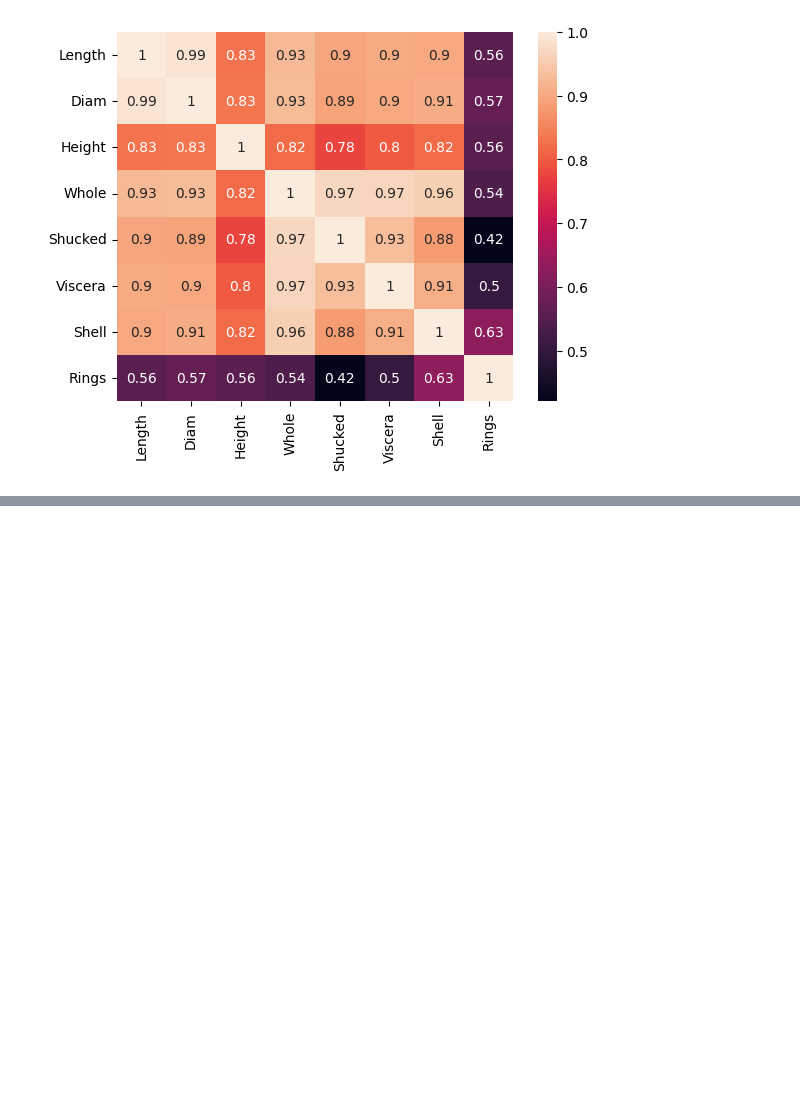
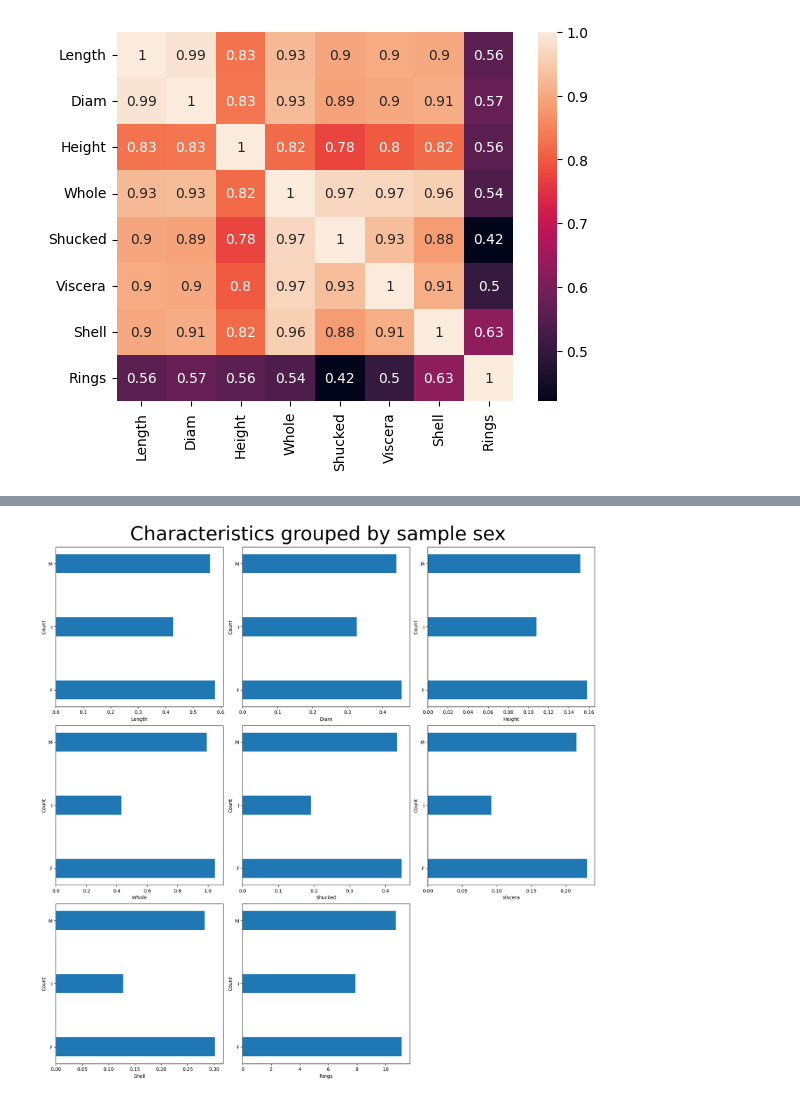
Before and after one commit to NabilAouidad/Abalone-Age-Prediction, a Jupyter notebook: Introduction and EDA.ipynb, the cells around one changed output, grey strips where cells are left out. Cells and saved outputs as stored; diff of their text form; code cells hidden in the pictures; blank space fills up the shorter version.

Commit message:
Grouped data by sample sex

```diff
--- a/Introduction and EDA.ipynb
+++ b/Introduction and EDA.ipynb
@@ -194,0 +203,3 @@ plt.show()
+# %%
+sex_gb = abalone_df.groupby("Sex").mean()
+sex_gb
@@ -194,0 +212,14 @@ plt.show()
+# %%
+fig = plt.figure(figsize = (16, 16), layout = "constrained")
+
+for i in range(1, len(numericalFeatures)+1):
+    feature = numericalFeatures[i-1]
+    ax = fig.add_subplot(3, 3, i)
+    ax.barh(y = sex_gb.index, width = sex_gb[feature], height = 0.3)
+    ax.set_xlabel(feature)
+    ax.set_ylabel("Count")
+
+fig.suptitle("Characteristics grouped by sample sex", fontsize = 40)
+plt.show()
+# %% [output]
+[figure, added]
```
Also changed, not shown: parts of 4 cells of this notebook.
